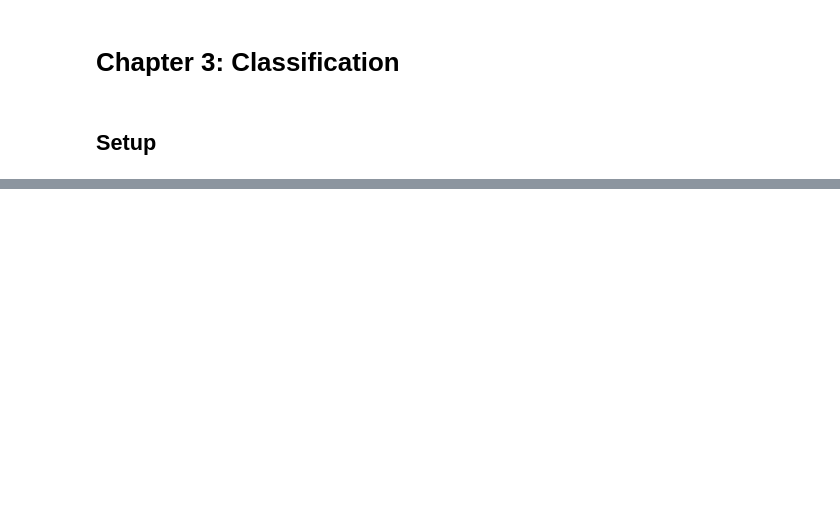
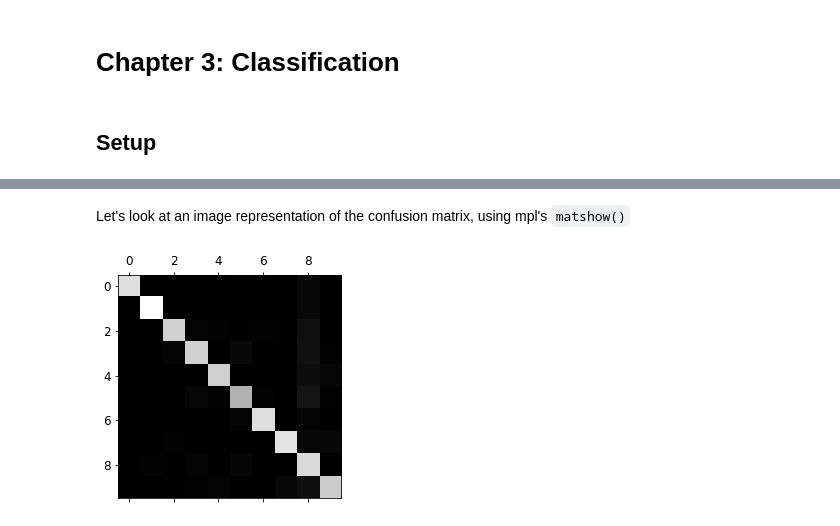
Before and after one commit to sbarrios93/handson-ml2-selfstudy, a Jupyter notebook: chapter_3.ipynb, the cells around one changed output, grey strips where cells are left out. Saved outputs shown, nothing was run; the diff lists cells and outputs as text; code cells hidden in the pictures; blank space fills up the shorter version.

```diff
--- a/chapter_3.ipynb
+++ b/chapter_3.ipynb
@@ -40,0 +419,6 @@ def save_fig(fig_id, tight_layout=True, fig_extension="png", resolution=300):
+# %%
+from sklearn.multiclass import OneVsRestClassifier
+
+ovr_clf = OneVsRestClassifier(SVC())
+ovr_clf.fit(X_train, y_train)
+ovr_clf.predict([some_digit])
@@ -40,0 +429,3 @@ def save_fig(fig_id, tight_layout=True, fig_extension="png", resolution=300):
+# %%
+sgd_clf.fit(X_train, y_train)
+sgd_clf.predict([some_digit])
@@ -40,0 +450,6 @@ def save_fig(fig_id, tight_layout=True, fig_extension="png", resolution=300):
+# %%
+from sklearn.preprocessing import StandardScaler
+
+scaler = StandardScaler()
+X_train_scaled = scaler.fit_transform(X_train.astype(np.float64))
+cross_val_score(sgd_clf, X_train_scaled, y_train, cv=3, scoring="accuracy")
@@ -40,0 +462,4 @@ def save_fig(fig_id, tight_layout=True, fig_extension="png", resolution=300):
+# %%
+y_train_pred = cross_val_predict(sgd_clf, X_train_scaled, y_train, cv=3)
+conf_mx = confusion_matrix(y_train, y_train_pred)
+conf_mx
@@ -40,0 +477,7 @@ def save_fig(fig_id, tight_layout=True, fig_extension="png", resolution=300):
+# %% [markdown]
+Let's look at an image representation of the confusion matrix, using mpl's `matshow()`
+# %%
+plt.matshow(conf_mx, cmap=plt.cm.gray)
+plt.show()
+# %% [output]
+[figure, added]
```
Also changed, not shown: parts of 86 cells of this notebook, 2 other files.
